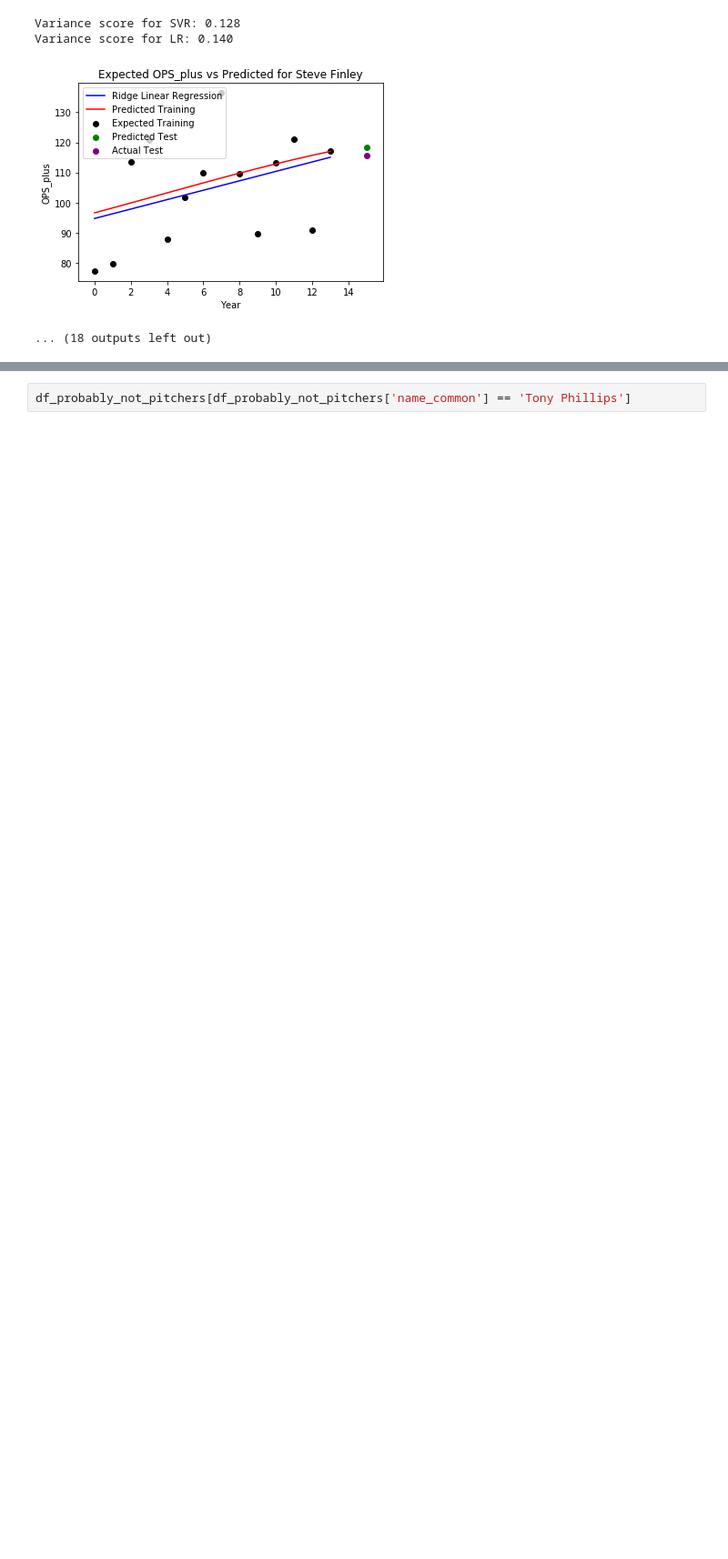
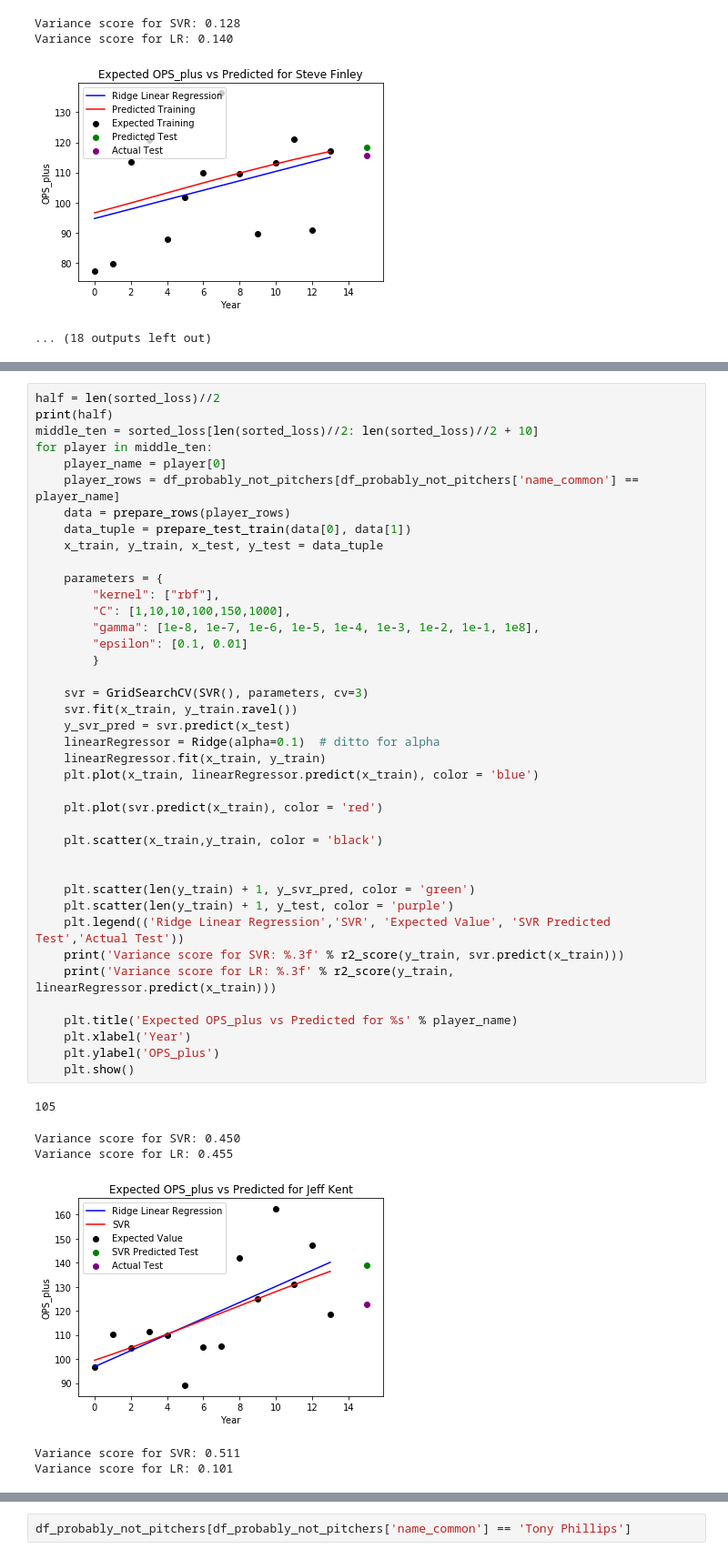
Before and after one commit to LACoderDeBH/CS229-Final-Project, a Jupyter notebook: baseline_svr_player_specific.ipynb, the cells around one changed output, grey strips where cells are left out. Shown at 91% size. Cells and saved outputs as stored; diff of their text form; blank space fills up the shorter version.

```diff
--- a/baseline_svr_player_specific.ipynb
+++ b/baseline_svr_player_specific.ipynb
@@ -306,0 +247,47 @@ for player in worst_ten:
+# %%
+half = len(sorted_loss)//2
+print(half)
+middle_ten = sorted_loss[len(sorted_loss)//2: len(sorted_loss)//2 + 10]
+for player in middle_ten:
+    player_name = player[0]
+    player_rows = df_probably_not_pitchers[df_probably_not_pitchers['name_common'] == player_name]
+    data = prepare_rows(player_rows)
+    data_tuple = prepare_test_train(data[0], data[1])
+    x_train, y_train, x_test, y_test = data_tuple
+
+    parameters = {
+        "kernel": ["rbf"],
+        "C": [1,10,10,100,150,1000],
+        "gamma": [1e-8, 1e-7, 1e-6, 1e-5, 1e-4, 1e-3, 1e-2, 1e-1, 1e8],
+        "epsilon": [0.1, 0.01]
+        }
+
+    svr = GridSearchCV(SVR(), parameters, cv=3)
+    svr.fit(x_train, y_train.ravel())
+    y_svr_pred = svr.predict(x_test)
+    linearRegressor = Ridge(alpha=0.1)  # ditto for alpha
+    linearRegressor.fit(x_train, y_train)
+    plt.plot(x_train, linearRegressor.predict(x_train), color = 'blue')
+
+    plt.plot(svr.predict(x_train), color = 'red')
+
+    plt.scatter(x_train,y_train, color = 'black')
+
+
+    plt.scatter(len(y_train) + 1, y_svr_pred, color = 'green')
+    plt.scatter(len(y_train) + 1, y_test, color = 'purple')
+    plt.legend(('Ridge Linear Regression','SVR', 'Expected Value', 'SVR Predicted Test','Actual Test'))
+    print('Variance score for SVR: %.3f' % r2_score(y_train, svr.predict(x_train)))
+    print('Variance score for LR: %.3f' % r2_score(y_train, linearRegressor.predict(x_train)))
+
+    plt.title('Expected OPS_plus vs Predicted for %s' % player_name)
+    plt.xlabel('Year')
+    plt.ylabel('OPS_plus')
+    plt.show()
+# %% [output]
+105
+Variance score for SVR: 0.450
+Variance score for LR: 0.455
+[figure, added]
+Variance score for SVR: 0.511
+Variance score for LR: 0.101
```
Also changed, not shown: parts of 5 cells of this notebook.
